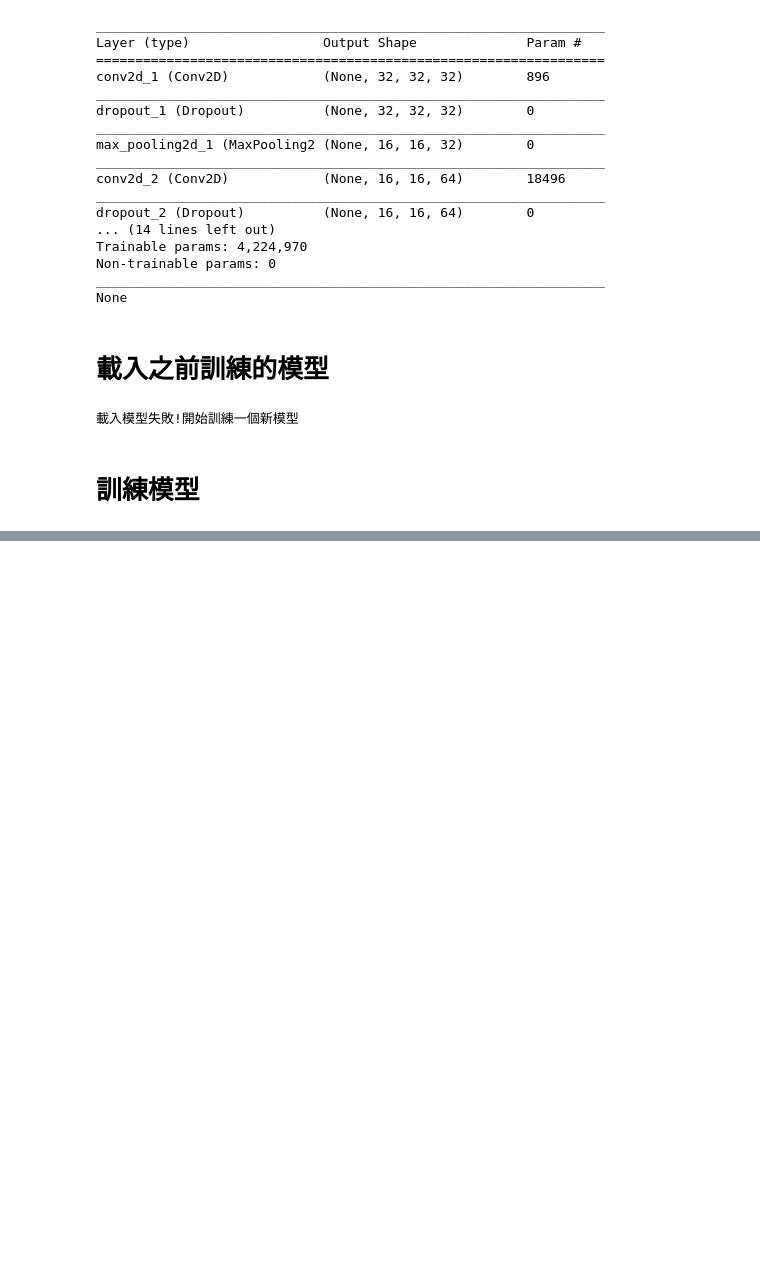
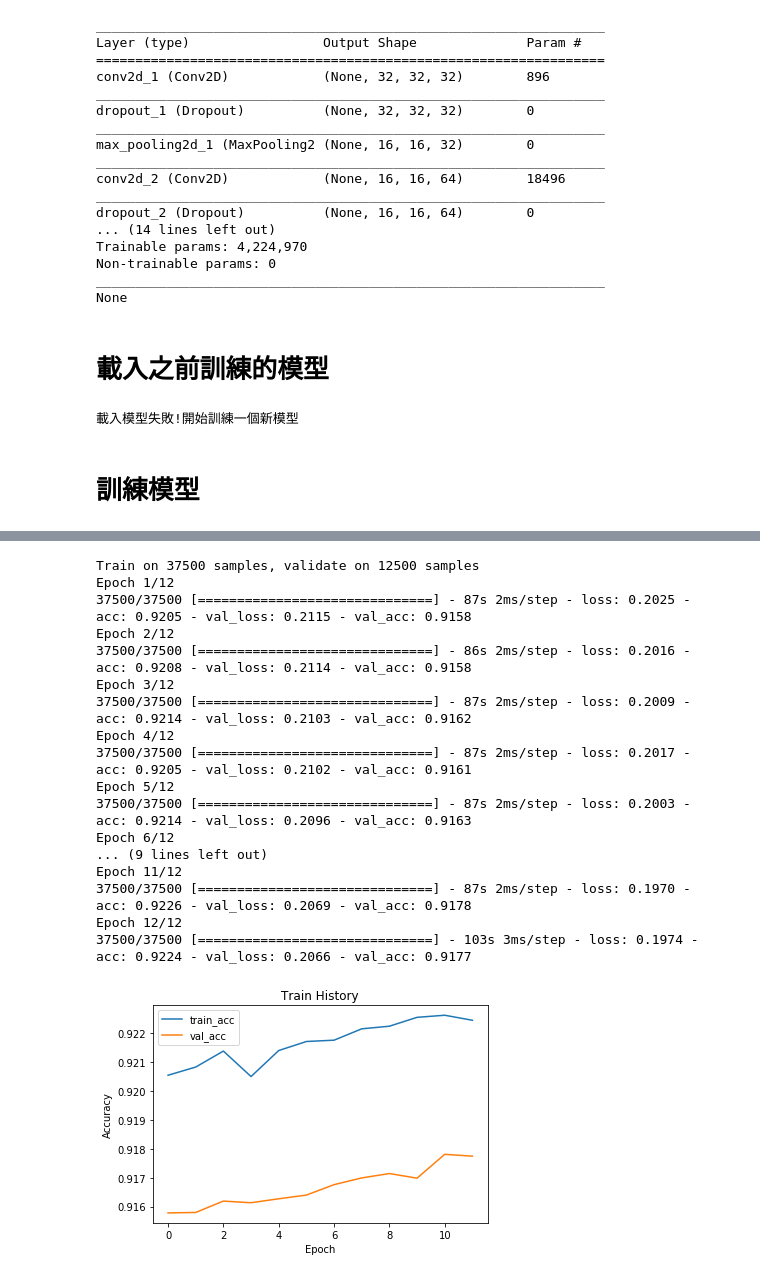
Before and after one commit to lingchingteng/100Day-ML-Marathon, a Jupyter notebook: homework/Day71-使用損失函數_HW.ipynb, the cells around one changed output, grey strips where cells are left out. Cells and saved outputs as stored; diff of their text form; code cells hidden in the pictures; blank space fills up the shorter version.

```diff
--- a/homework/Day71-使用損失函數_HW.ipynb
+++ b/homework/Day71-使用損失函數_HW.ipynb
@@ -173,0 +204,29 @@ Epoch 12/12
+# %%
+model.compile(loss='binary_crossentropy', optimizer='sgd', metrics=['accuracy'])
+
+#模型訓練, "Train_History" 把訓練過程所得到的數值存起來
+bc_train_history = model.fit(x_img_train_normalize, y_label_train_OneHot,
+                          validation_split=0.25,
+                          epochs=12, batch_size=128, verbose=1)
+
+show_train_history(bc_train_history, 'acc', 'val_acc')
+model.save('day71_bc_model.h5')
+# %% [output]
+Train on 37500 samples, validate on 12500 samples
+Epoch 1/12
+37500/37500 [==============================] - 87s 2ms/step - loss: 0.2025 - acc: 0.9205 - val_loss: 0.2115 - val_acc: 0.9158
+Epoch 2/12
+37500/37500 [==============================] - 86s 2ms/step - loss: 0.2016 - acc: 0.9208 - val_loss: 0.2114 - val_acc: 0.9158
+Epoch 3/12
+37500/37500 [==============================] - 87s 2ms/step - loss: 0.2009 - acc: 0.9214 - val_loss: 0.2103 - val_acc: 0.9162
+Epoch 4/12
+37500/37500 [==============================] - 87s 2ms/step - loss: 0.2017 - acc: 0.9205 - val_loss: 0.2102 - val_acc: 0.9161
+Epoch 5/12
+37500/37500 [==============================] - 87s 2ms/step - loss: 0.2003 - acc: 0.9214 - val_loss: 0.2096 - val_acc: 0.9163
+Epoch 6/12
+... (9 lines left out)
+Epoch 11/12
+37500/37500 [==============================] - 87s 2ms/step - loss: 0.1970 - acc: 0.9226 - val_loss: 0.2069 - val_acc: 0.9178
+Epoch 12/12
+37500/37500 [==============================] - 103s 3ms/step - loss: 0.1974 - acc: 0.9224 - val_loss: 0.2066 - val_acc: 0.9177
+[figure, added]
```
Also changed, not shown: parts of 2 cells of this notebook, 7 other files.
